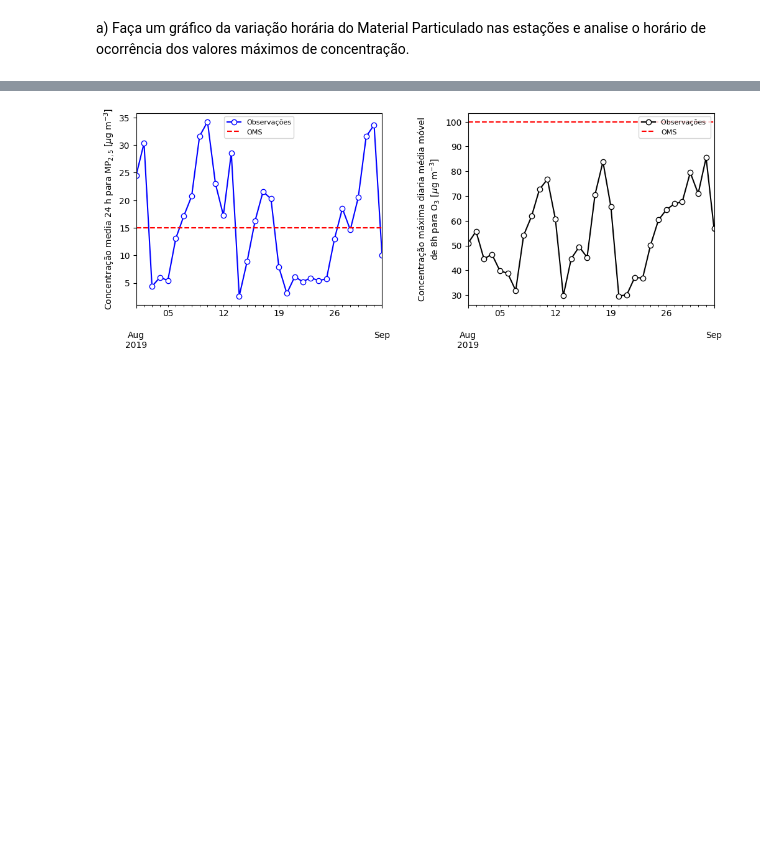
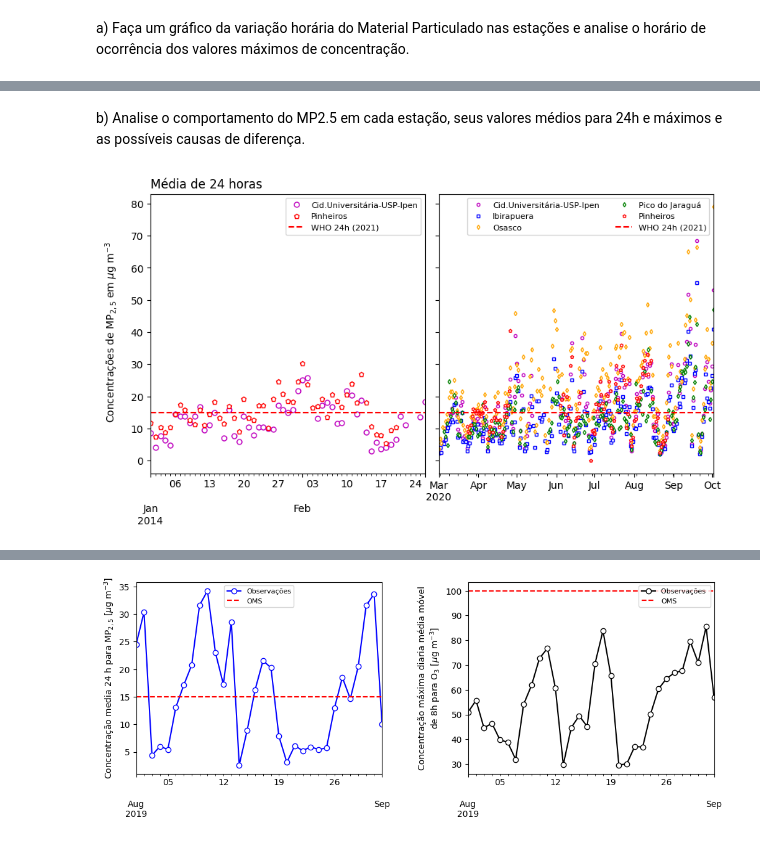
Before and after one commit to adelgadop/qualR_tuto, a Jupyter notebook: qualR_set2023.ipynb, the cells around one changed output, grey strips where cells are left out. Drawn from its saved outputs; the diff is of its cells as text; code cells hidden in the pictures; blank space fills up the shorter version.

```diff
--- a/qualR_set2023.ipynb
+++ b/qualR_set2023.ipynb
@@ -150,0 +207,29 @@ a) Faça um gráfico da variação horária do Material Particulado nas estaçõ
+# %% [markdown]
+b) Analise o comportamento do MP2.5 em cada estação, seus valores médios para 24h e máximos e as possíveis causas de diferença.
+# %%
+nomes = list(d20['pm10'].keys())
+fig, (ax,ax2) = plt.subplots(1,2, figsize=(10, 5), sharex=False, sharey=True, gridspec_kw={'wspace':.05})
+d14['pm2_5'][nomes[0]].val.resample('D').mean().plot(ax=ax, label=nomes[0], style='o', color='m', lw=1, markersize=5, markerfacecolor='w')
+#d14['pm2_5'][nomes[1]].val.resample('H').mean().plot(ax=ax2, label=nomes[1], style='-o', lw=.2, markersize=3, markerfacecolor='w')
+#d14['pm2_5'][nomes[2]].val.resample('H').mean().plot(ax=ax2, label=nomes[2], style='-s', lw=.2, markersize=3, markerfacecolor='w')
+#d14['pm2_5'][nomes[3]].val.resample('H').mean().plot(ax=ax2, label=nomes[3], style='-d', lw=.2, markersize=3, markerfacecolor='w', alpha=.5)
+#d14['pm2_5'][nomes[4]].val.resample('H').mean().plot(ax=ax2, label=nomes[3], style='-d', lw=.2, markersize=3, markerfacecolor='w', alpha=.5)
+d14['pm2_5'][nomes[5]].val.resample('D').mean().plot(ax=ax, label=nomes[5], style='p', color='r',lw=1, markersize=5, markerfacecolor='w')
+ax.hlines(15, d14['pm2_5'][nomes[0]].index[0], d14['pm2_5'][nomes[0]].index[-1], color='r', linestyle='--', label='WHO 24h (2021)')
+ax.legend(fontsize=8)
+
+d20['pm2_5'][nomes[0]].val.resample('D').mean().plot(ax=ax2, label=nomes[0], style='o', color='m', lw=1, markersize=3, markerfacecolor='w')
+d20['pm2_5'][nomes[1]].val.resample('D').mean().plot(ax=ax2, label=nomes[1], style='s', color='b', lw=1, markersize=3, markerfacecolor='w')
+#d20['pm2_5'][nomes[2]].val.resample('H').mean().plot(ax=ax2, label=nomes[2], style='-s', lw=.2, markersize=3, markerfacecolor='w')
+d20['pm2_5'][nomes[3]].val.resample('D').mean().plot(ax=ax2, label=nomes[3], style='d', color='orange', lw=1, markersize=3, markerfacecolor='w')
+d20['pm2_5'][nomes[4]].val.resample('D').mean().plot(ax=ax2, label=nomes[4], style='d', color='g', lw=1, markersize=3, markerfacecolor='w')
+d20['pm2_5'][nomes[5]].val.resample('D').mean().plot(ax=ax2, label=nomes[5], style='p', color='r',lw=1, markersize=3, markerfacecolor='w')
+ax2.hlines(15, d20['pm2_5'][nomes[0]].index[0], d20['pm2_5'][nomes[0]].index[-1], color='r', linestyle='--', label='WHO 24h (2021)')
+fig.text(0.06, 0.5, f'Concentrações de {mp2_5} em {unidades}', va='center', rotation='vertical')
+ax2.legend(ncol=2, fontsize=8)
+ax.set_title('Média de 24 horas', loc='left')
+
+fig.savefig('pm2_5_mean_24h.png', dpi=400, bbox_inches='tight', facecolor='w')
+plt.show()
+# %% [output]
+[figure, added]
```
Also changed, not shown: parts of 3 cells of this notebook.
